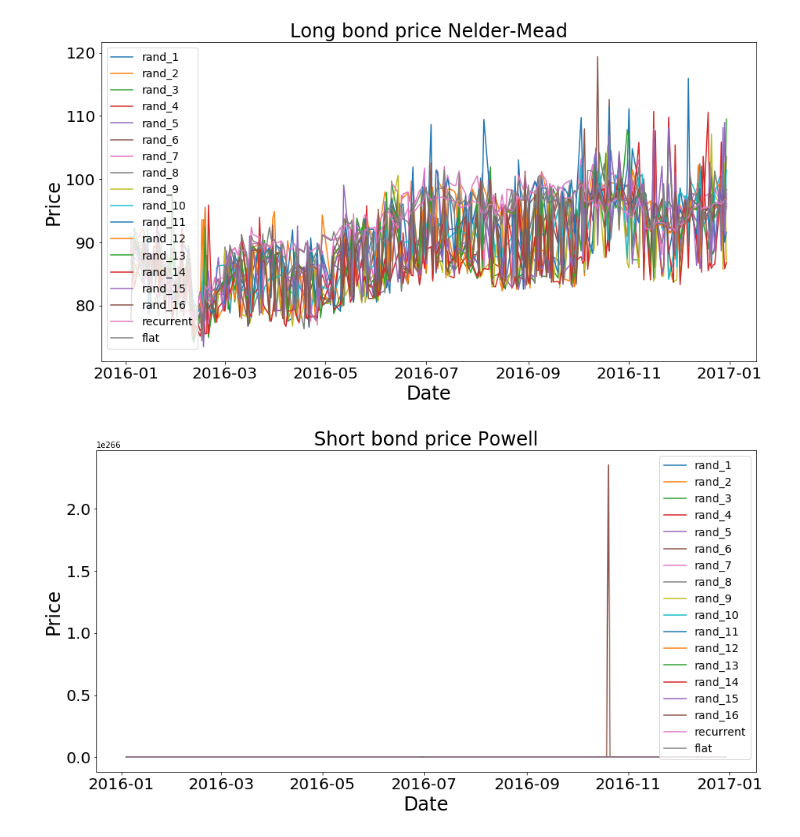
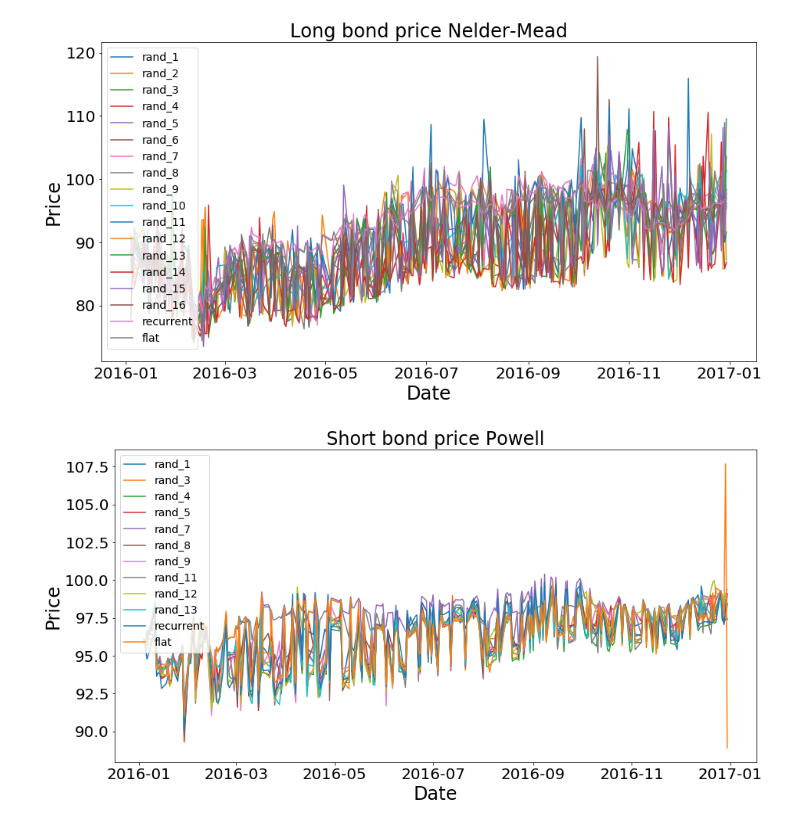
Before and after one commit to andrey-lukyanov/Comparing-numerical-methods-for-term-structure-fitting, a Jupyter notebook: Visualisation.ipynb, the cells around one changed output. Saved outputs shown, nothing was run; the diff lists cells and outputs as text; code cells hidden in the pictures.

Commit message:
New loss function and visualization added

```diff
--- a/Visualisation.ipynb
+++ b/Visualisation.ipynb
@@ -566,31 +556,31 @@ plt.legend(fontsize = 14);
 # %%
 plt.figure(figsize = (15,7.5))
 plt.title('Short bond price Powell', fontsize = 24)
 plt.plot(hypothetical_bonds_prices[48]['short'], label = 'rand_1')
-plt.plot(hypothetical_bonds_prices[49]['short'], label = 'rand_2')
+#plt.plot(hypothetical_bonds_prices[49]['short'], label = 'rand_2')
 plt.plot(hypothetical_bonds_prices[50]['short'], label = 'rand_3')
 plt.plot(hypothetical_bonds_prices[51]['short'], label = 'rand_4')
 plt.plot(hypothetical_bonds_prices[52]['short'], label = 'rand_5')
-plt.plot(hypothetical_bonds_prices[53]['short'], label = 'rand_6')
+#plt.plot(hypothetical_bonds_prices[53]['short'], label = 'rand_6')
 plt.plot(hypothetical_bonds_prices[54]['short'], label = 'rand_7')
 plt.plot(hypothetical_bonds_prices[55]['short'], label = 'rand_8')
 plt.plot(hypothetical_bonds_prices[56]['short'], label = 'rand_9')
-plt.plot(hypothetical_bonds_prices[57]['short'], label = 'rand_10')
+#plt.plot(hypothetical_bonds_prices[57]['short'], label = 'rand_10')
 plt.plot(hypothetical_bonds_prices[58]['short'], label = 'rand_11')
 plt.plot(hypothetical_bonds_prices[59]['short'], label = 'rand_12')
 plt.plot(hypothetical_bonds_prices[60]['short'], label = 'rand_13')
-plt.plot(hypothetical_bonds_prices[61]['short'], label = 'rand_14')
-plt.plot(hypothetical_bonds_prices[62]['short'], label = 'rand_15')
-plt.plot(hypothetical_bonds_prices[63]['short'], label = 'rand_16')
+#plt.plot(hypothetical_bonds_prices[61]['short'], label = 'rand_14')
+#plt.plot(hypothetical_bonds_prices[62]['short'], label = 'rand_15')
+#plt.plot(hypothetical_bonds_prices[63]['short'], label = 'rand_16')
 plt.plot(hypothetical_bonds_prices[-6]['short'], label = 'recurrent')
 plt.plot(hypothetical_bonds_prices[-2]['short'], label = 'flat')
 plt.xlabel('Date', fontsize = 24)
 plt.ylabel('Price', fontsize = 24)
 plt.xticks(fontsize = 20)
 plt.yticks(fontsize = 20)
 plt.legend(fontsize = 14);
 # %% [output]
-[figure, old version]
+[figure, new version]
 # %%
 plt.figure(figsize = (15,7.5))
 plt.title('Medium bond price Powell', fontsize = 24)
```
Also changed, not shown: parts of 6 cells of this notebook, 2 other files.
